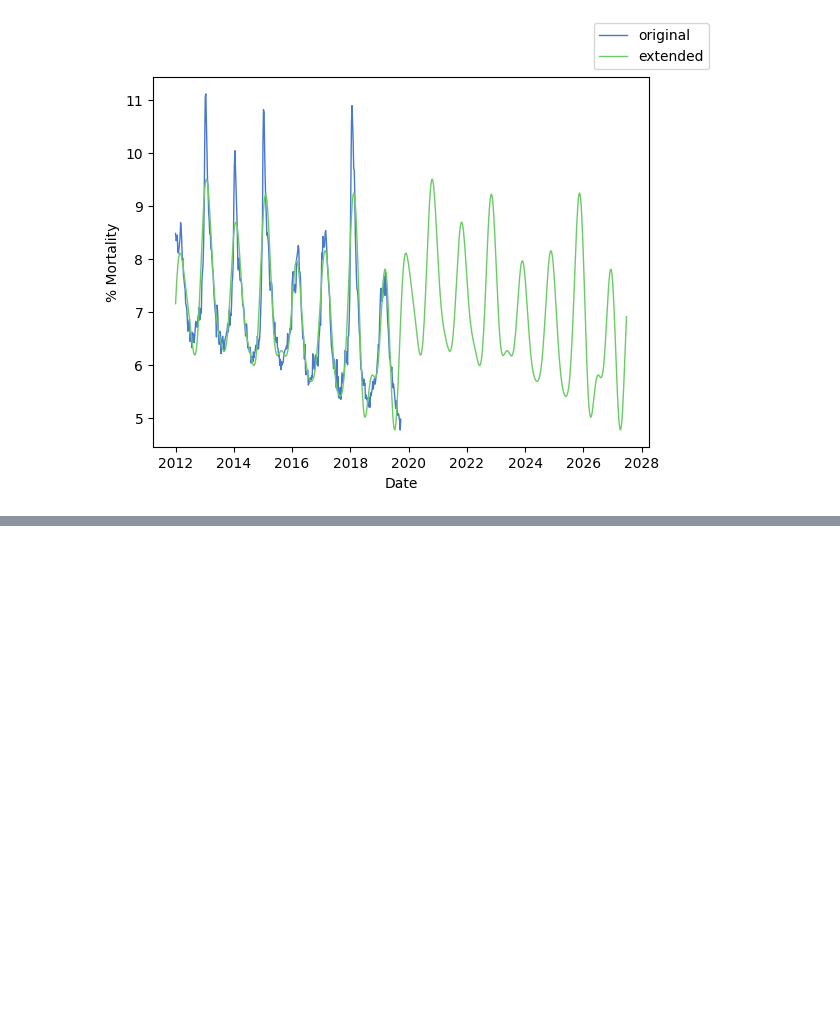
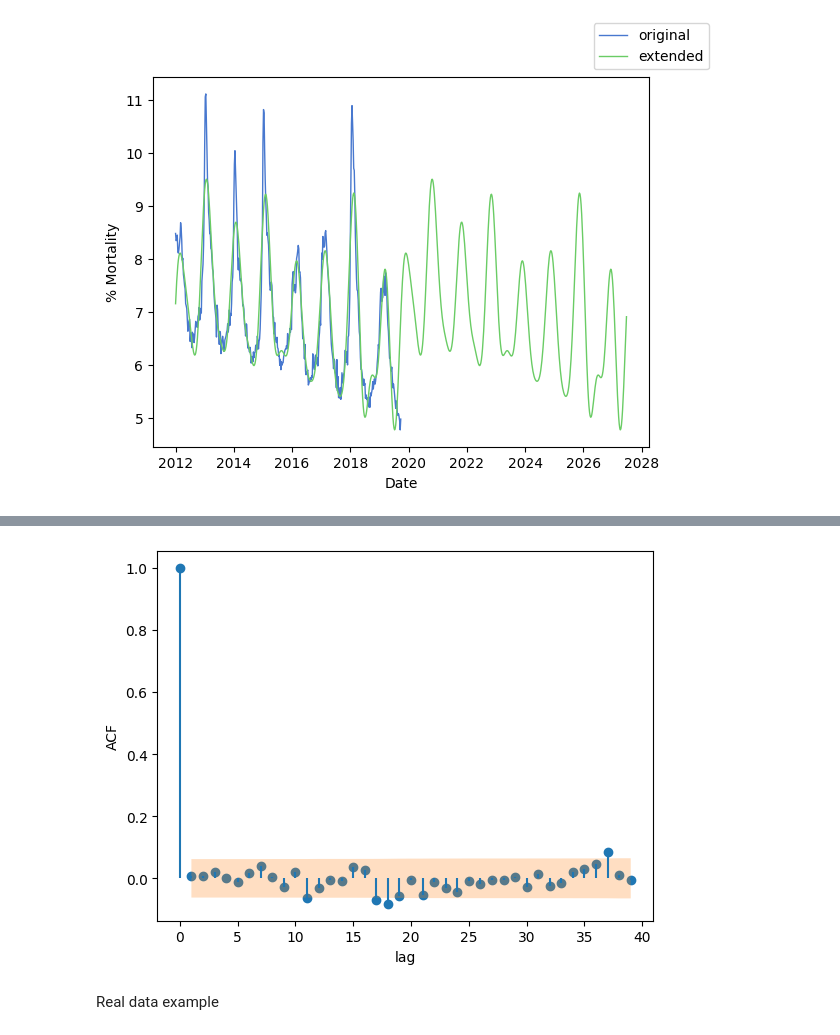
Before and after one commit to taniagmangolini/machine-learning, a Jupyter notebook: temporal_series/time_series.ipynb, the cells around one changed output, grey strips where cells are left out. Cells and saved outputs as stored; diff of their text form; code cells hidden in the pictures; blank space fills up the shorter version.

```diff
--- a/temporal_series/time_series.ipynb
+++ b/temporal_series/time_series.ipynb
@@ -1644,0 +1732,31 @@ fig.legend()
+# %%
+# add a confidence interval for the acf
+def acf_ci(acfv, n, alpha=0.05):
+  se = [1 / np.sqrt(n)] # This line initializes the standard error for lag 0, assuming the variance of the time series is 1. This is a common assumption when normalizing the ACF.
+  #For other lags, the standard error takes into account the sum of squares of the ACF values up to that point. It uses the Using Bartlett's formula to compute the standard errors for subsequent lags.
+  #acfv[1:-1] selects the ACF values from lag 1 to lag n-1. After that,  squares these ACF values.
+  #np.cumsum(np.power(acfv[1:-1], 2)) computes the cumulative sum of the squared ACF values.
+  #The formula 1 + 2*np.cumsum(np.power(acfv[1:-1], 2)) represents the variance of the ACF estimator at different lags.
+  #This is based on the Bartlett's formula for the standard errors of the ACF. Dividing by n and taking the square root gives the standard error for each lag.
+  se.extend(np.sqrt((1 + 2*np.cumsum(np.power(acfv[1:-1], 2)))/n))
+  se = np.array(se)
+  se *= stats.norm.ppf(1-alpha/2.)
+  return se
+# %%
+def plot_acf(x, lag=40, alpha=0.05):
+  acf_val = acf(x, lag)
+
+  plt.vlines(range(lag), 0, acf_val)
+  plt.scatter(np.arange(lag), acf_val, marker='o')
+  plt.xlabel('lag')
+  plt.ylabel('ACF')
+
+  # Confidence Interval
+  ci = acf_ci(acf_val, len(x), alpha)
+  plt.fill_between(np.arange(1, ci.shape[0] + 1), -ci, ci, alpha=0.25)
+
+plot_acf(x)
+# %% [output]
+[figure, added]
+# %% [markdown]
+Real data example
```
Also changed, not shown: parts of 28 cells of this notebook.
